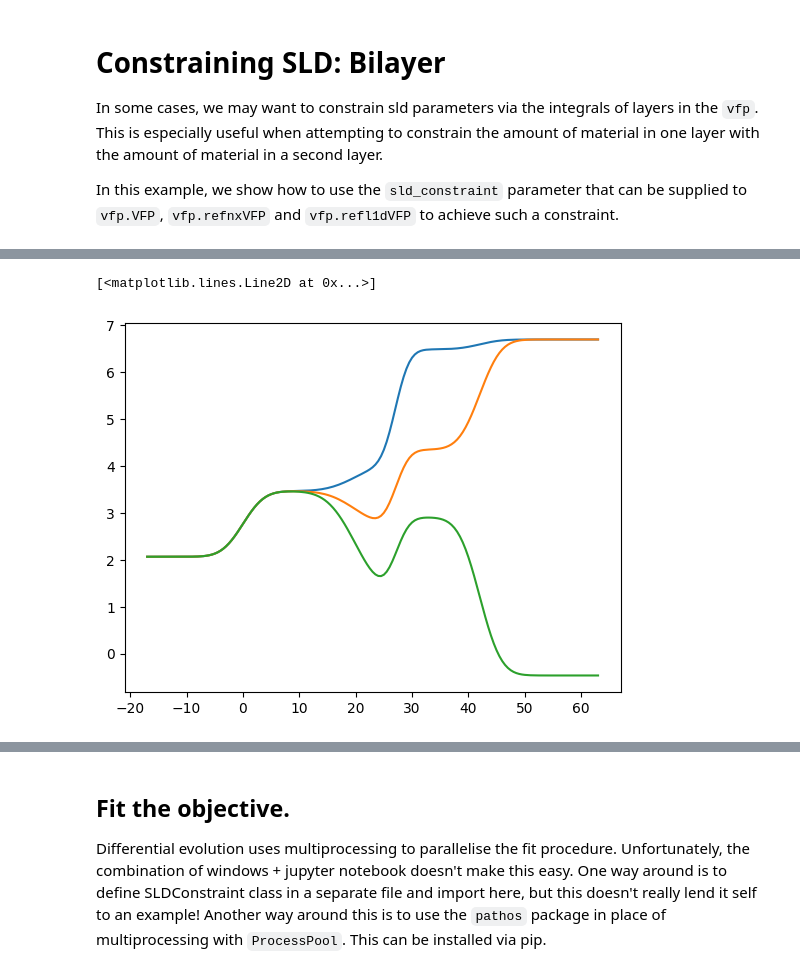
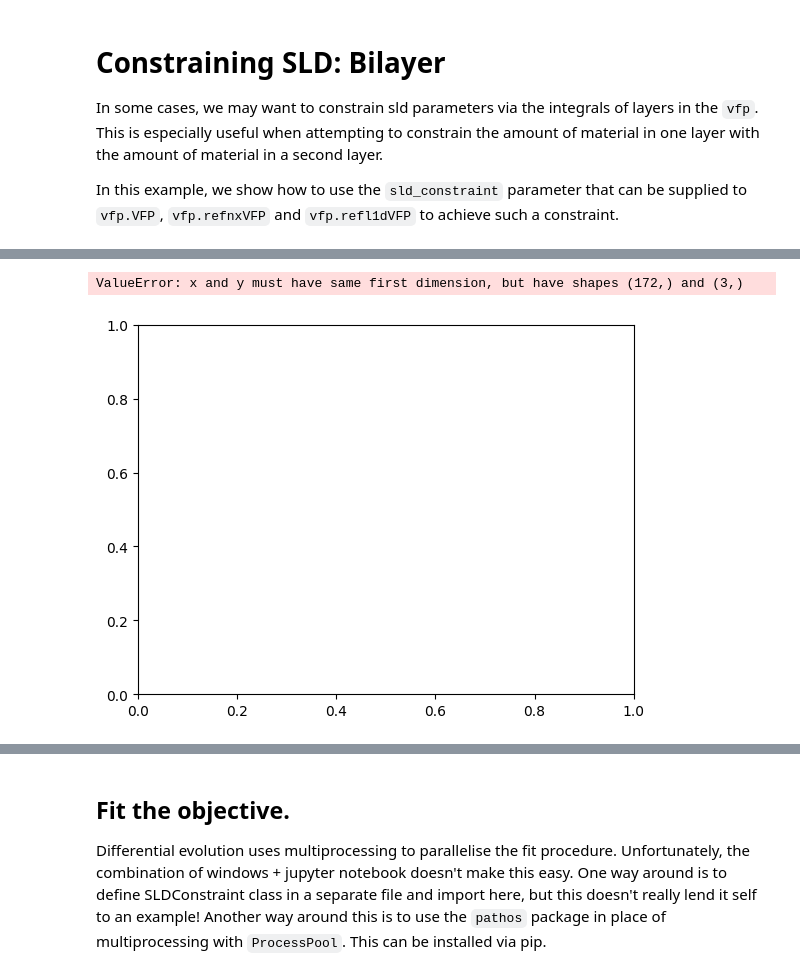
Before and after one commit to Armatron44/VFP, a Jupyter notebook: docs/sld_constraint_bilayer_example.ipynb, the cells around one changed output, grey strips where cells are left out. Cells and saved outputs as stored; diff of their text form; code cells hidden in the pictures.

```diff
--- a/docs/sld_constraint_bilayer_example.ipynb
+++ b/docs/sld_constraint_bilayer_example.ipynb
@@ -70,10 +298,14 @@ Let's set up some refnx SLDs objects.
 # %%
 Si_sld = 2.07
 SiO2_sld = 3.47
-surf_head_sld = 0.29
-surf_tail_sld = 6.14
+inner_head_sld = 0.291
+htail_sld = -0.326
+dtail_sld = 6.137
+outer_head_sld = 0.291
 d2o_sld = 6.37
 h2o_sld = -0.54
 
-hdod_sld = -0.46
-ddod_sld = 6.7
+b_heads_inner=b_head
+b_heads_outer=b_head
+b_htails=b_htail
+b_dtails=b_dtail
@@ -228,16 +385,16 @@ hd_d2o_constraint_ps = dict(
 # %%
-dd_h2o_vfp = vfp.VFP(nslds=dd_h2o_slds,
+fake_d2o_vfp = vfp.VFP(nslds=d2o_slds_dummy,
                      thicknesses=thicknesses,
                      roughnesses=roughnesses,
-                     sld_constraint=SLDConstraint_fake(required_pars=dd_h2o_constraint_ps))
+                     sld_constraint=SLDConstraint(required_pars=fake_d2o_constraint_ps))
 
-dd_d2o_vfp = vfp.VFP(nslds=dd_d2o_slds,
+fake_h2o_vfp = vfp.VFP(nslds=h2o_slds_dummy,
                      thicknesses=thicknesses,
                      roughnesses=roughnesses,
-                     sld_constraint=SLDConstraint_fake(required_pars=dd_d2o_constraint_ps))
+                     sld_constraint=SLDConstraint(required_pars=fake_h2o_constraint_ps))
 
-hd_d2o_vfp = vfp.VFP(nslds=hd_d2o_slds,
+fake_d2o_dtails_vfp = vfp.VFP(nslds=d2o_dtail_slds_dummy,
                      thicknesses=thicknesses,
                      roughnesses=roughnesses,
-                     sld_constraint=SLDConstraint_fake(required_pars=hd_d2o_constraint_ps))
+                     sld_constraint=SLDConstraint(required_pars=fake_d2o_dtails_constraint_ps))
 # %%
@@ -285,13 +460,13 @@ import matplotlib.pyplot as plt
 # %%
-plt.plot(dd_d2o_vfp.z_and_sld()[0],
-         dd_d2o_vfp.z_and_sld()[1][0])
+plt.plot(fake_d2o_vfp.z_and_sld()[0],
+         fake_d2o_vfp.z_and_sld()[1][0])
 
-plt.plot(dd_h2o_vfp.z_and_sld()[0],
-         dd_h2o_vfp.z_and_sld()[1][0])
+plt.plot(fake_h2o_vfp.z_and_sld()[0],
+         fake_h2o_vfp.z_and_sld()[1][0])
 
-plt.plot(hd_d2o_vfp.z_and_sld()[0],
-         hd_d2o_vfp.z_and_sld()[1][0])
+plt.plot(fake_d2o_vfp.z_and_sld()[0],
+         fake_d2o_vfp.z_and_sld()[1][0])
 # %% [output]
-[<matplotlib.lines.Line2D at 0x...>]
+ValueError: x and y must have same first dimension, but have shapes (172,) and (3,)
-[figure, old version]
+[figure, new version]
 # %%
```
Also changed, not shown: parts of 52 cells of this notebook, 2 other files.
